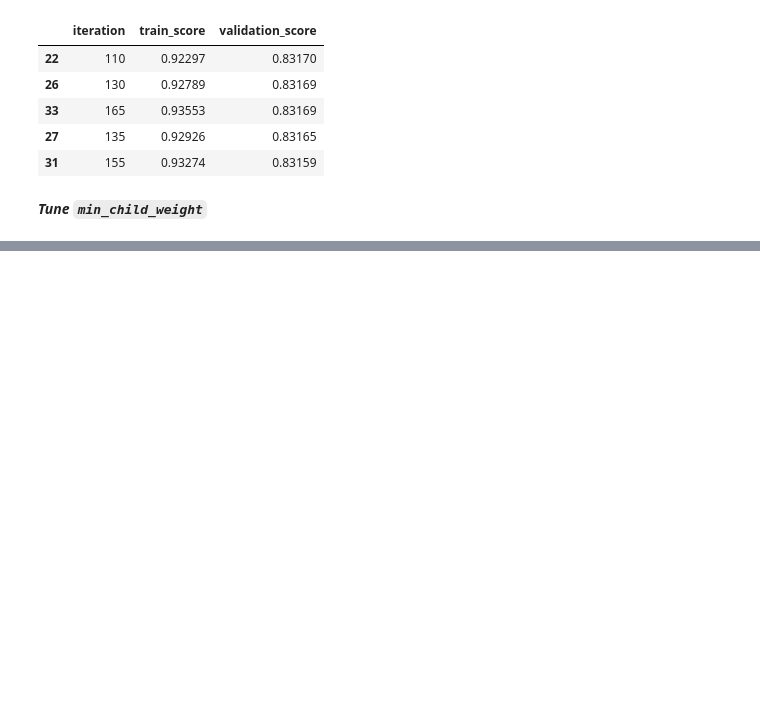
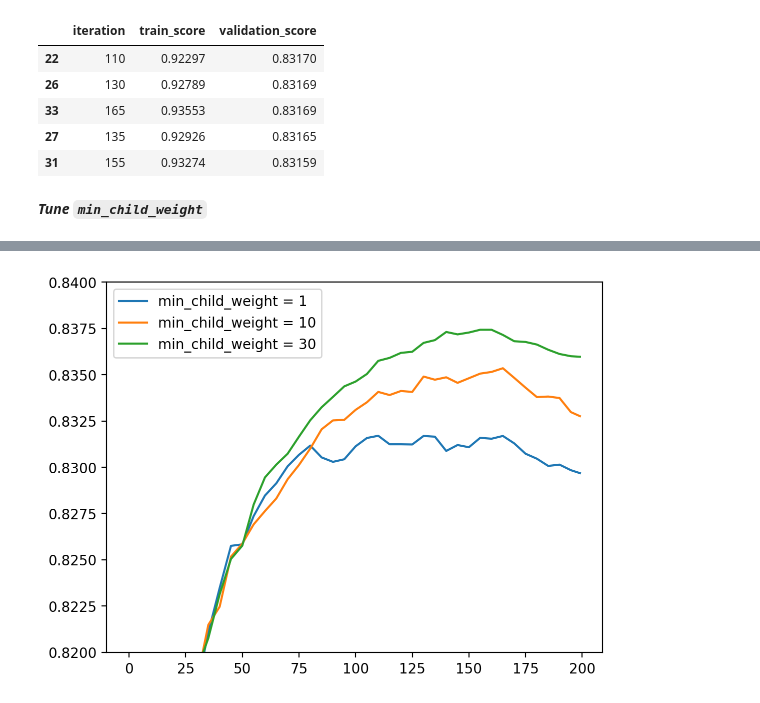
Before and after one commit to nadia-paz/ML-Zoomcamp, a Jupyter notebook: week6/05_boosting_algorithms.ipynb, the cells around one changed output, grey strips where cells are left out. Cells and saved outputs as stored; diff of their text form; code cells hidden in the pictures; blank space fills up the shorter version.

```diff
--- a/week6/05_boosting_algorithms.ipynb
+++ b/week6/05_boosting_algorithms.ipynb
@@ -375,0 +397,8 @@ xgb_params = {
+# %%
+for key, xgb_scores in scores.items():
+    plt.plot(xgb_scores.iteration, xgb_scores.validation_score, label=key)
+plt.ylim(0.82, 0.84)
+plt.legend()
+plt.show()
+# %% [output]
+[figure, added]
```
Also changed, not shown: parts of 9 cells of this notebook.
